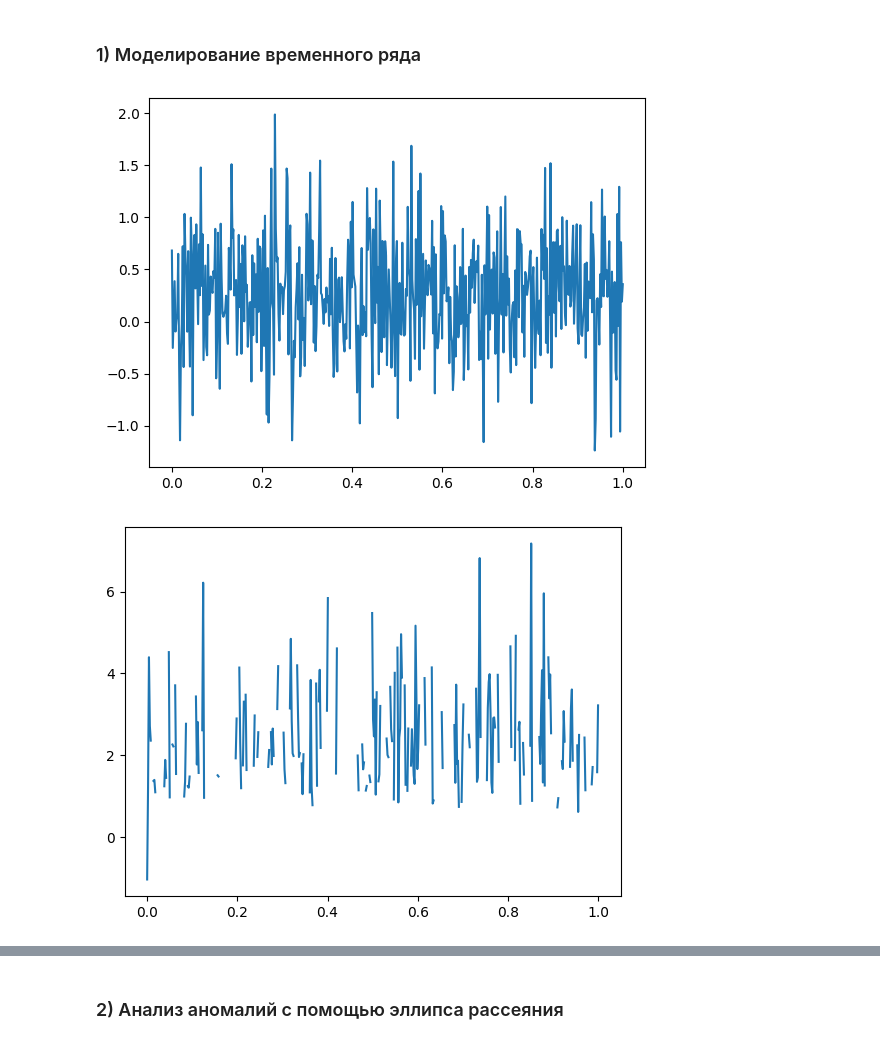
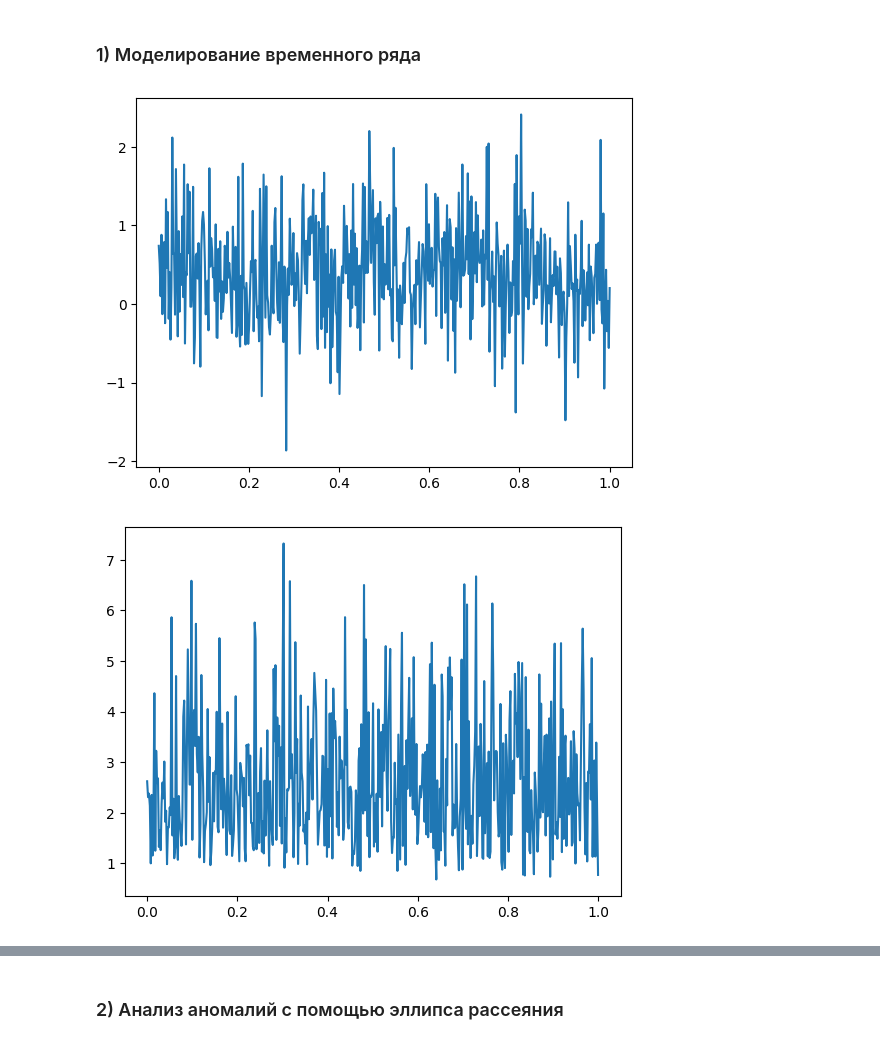
Before and after one commit to EngoyanSY/MAODI, a Jupyter notebook: LR1/LR1.ipynb, the cells around one changed output, grey strips where cells are left out. Saved outputs shown, nothing was run; the diff lists cells and outputs as text; code cells hidden in the pictures.

```diff
--- a/LR1/LR1.ipynb
+++ b/LR1/LR1.ipynb
@@ -26,18 +26,21 @@ def time_series(t, N, num=1):
         return result
     elif num == 2:
         for i in range(N):
-            result.append(e[i] ** (0.1 * t[i]) + 2 * e[i])
+            result.append(abs(e[i]) ** (0.1 * t[i]) + 2 * abs(e[i]))
         return result
 # %%
 t = np.linspace(0, T, N)
 
 y1 = time_series(t, N, num=1)
 y2 = time_series(t, N, num=2)
+y3 = np.random.normal(loc=0, scale=1, size=N)
 
 plt.plot(t, y1)
 plt.show()
 plt.plot(t, y2)
 plt.show()
+plt.plot(t, y3)
+plt.show()
 # %% [output]
-[figure, old version]
+[figure, new version]
-[figure, old version]
+[figure, new version]
```
Also changed, not shown: parts of 5 cells of this notebook.
